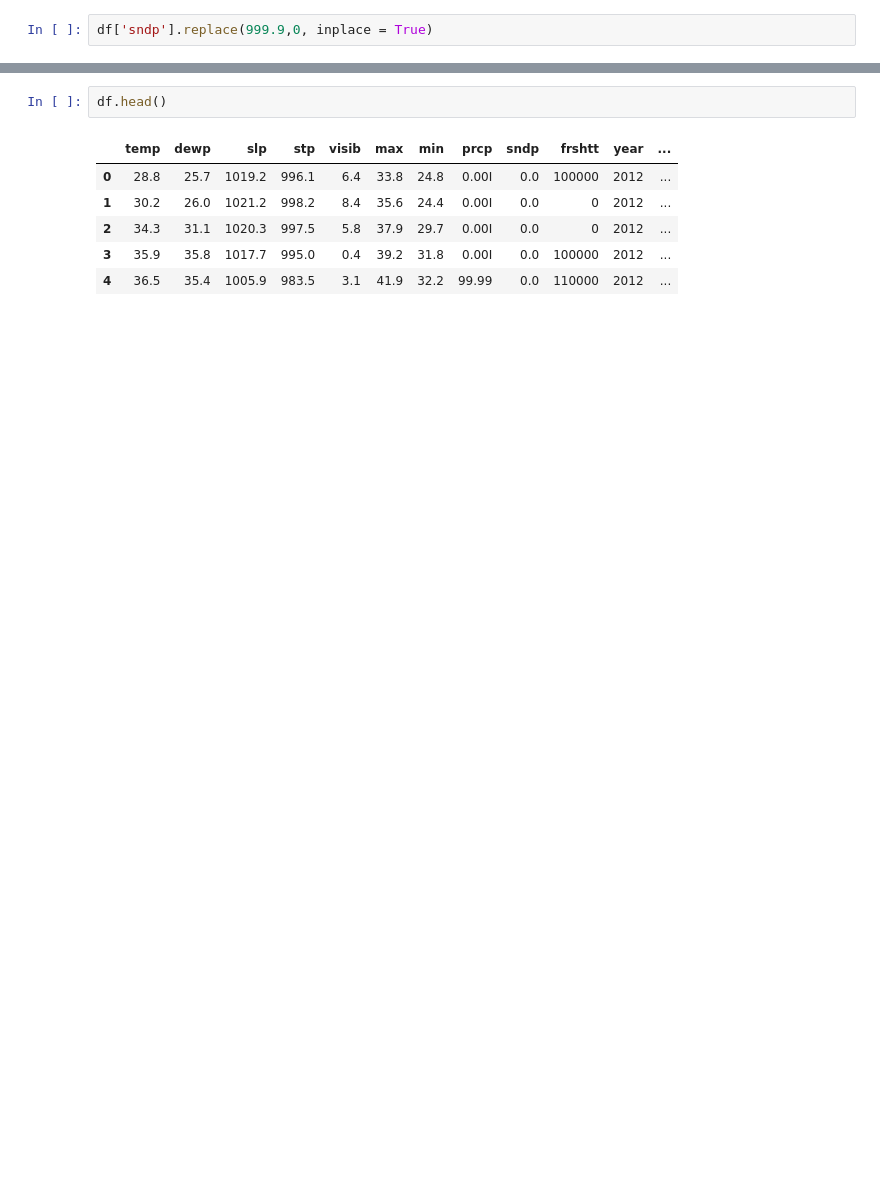
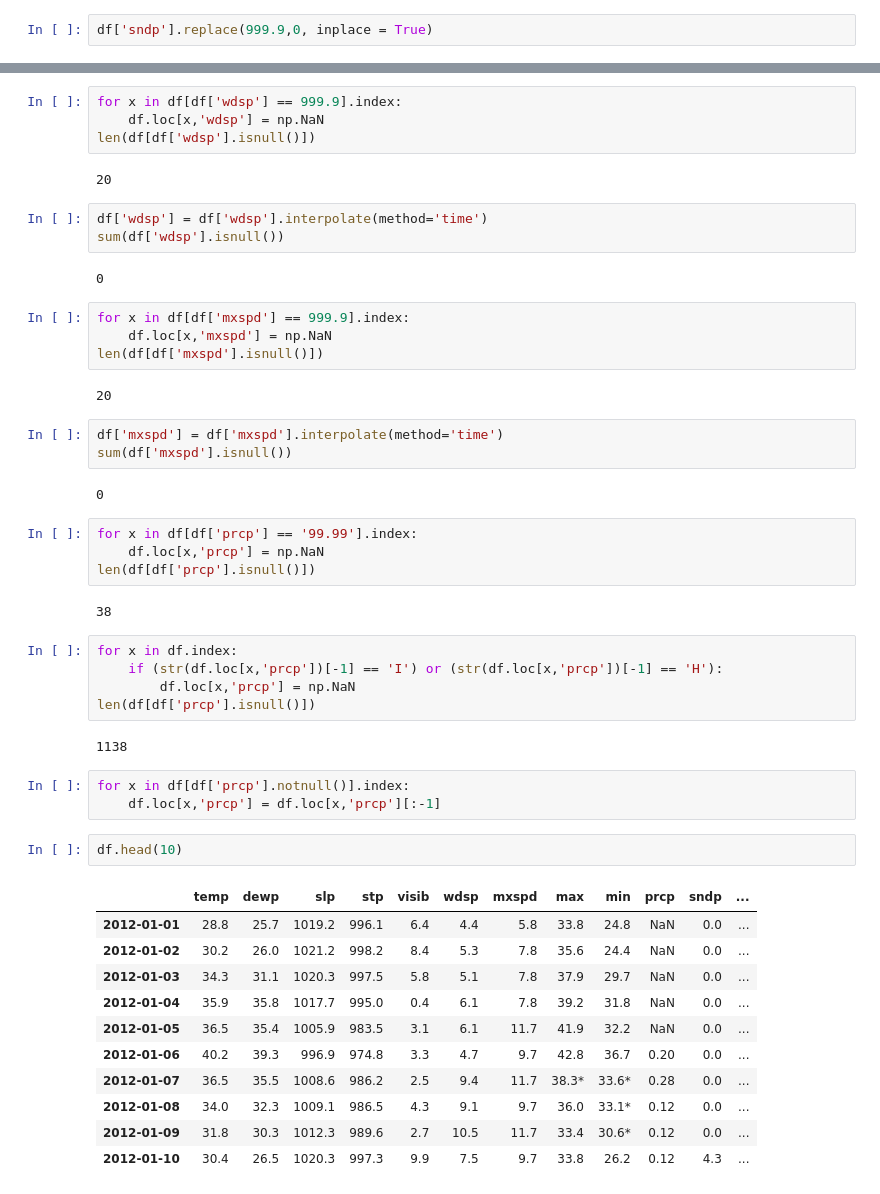
Before and after one commit to DFS-UCU/UkrainianAgriculture, a Jupyter notebook: notebooks/weather.ipynb, the cells around one changed output, grey strips where cells are left out. Cells and saved outputs as stored; diff of their text form; blank space fills up the shorter version.

```diff
--- a/notebooks/weather.ipynb
+++ b/notebooks/weather.ipynb
@@ -102,9 +66,52 @@ df['sndp'].replace(999.9,0, inplace = True)
+# %%
+for x in df[df['wdsp'] == 999.9].index:
+    df.loc[x,'wdsp'] = np.NaN
+len(df[df['wdsp'].isnull()])
+# %% [output]
+20
+# %%
+df['wdsp'] = df['wdsp'].interpolate(method='time')
+sum(df['wdsp'].isnull())
+# %% [output]
+0
+# %%
+for x in df[df['mxspd'] == 999.9].index:
+    df.loc[x,'mxspd'] = np.NaN
+len(df[df['mxspd'].isnull()])
+# %% [output]
+20
+# %%
+df['mxspd'] = df['mxspd'].interpolate(method='time')
+sum(df['mxspd'].isnull())
+# %% [output]
+0
+# %%
+for x in df[df['prcp'] == '99.99'].index:
+    df.loc[x,'prcp'] = np.NaN
+len(df[df['prcp'].isnull()])
+# %% [output]
+38
+# %%
+for x in df.index:
+    if (str(df.loc[x,'prcp'])[-1] == 'I') or (str(df.loc[x,'prcp'])[-1] == 'H'):
+        df.loc[x,'prcp'] = np.NaN
+len(df[df['prcp'].isnull()])
+# %% [output]
+1138
+# %%
+for x in df[df['prcp'].notnull()].index:
+    df.loc[x,'prcp'] = df.loc[x,'prcp'][:-1]
 # %%
-df.head()
+df.head(10)
 # %% [output]
-|  | temp | dewp | slp | stp | visib | max | min | prcp | sndp | frshtt | year | ... |
-| 0 | 28.8 | 25.7 | 1019.2 | 996.1 | 6.4 | 33.8 | 24.8 | 0.00I | 0.0 | 100000 | 2012 | ... |
-| 1 | 30.2 | 26.0 | 1021.2 | 998.2 | 8.4 | 35.6 | 24.4 | 0.00I | 0.0 | 0 | 2012 | ... |
-| 2 | 34.3 | 31.1 | 1020.3 | 997.5 | 5.8 | 37.9 | 29.7 | 0.00I | 0.0 | 0 | 2012 | ... |
-| 3 | 35.9 | 35.8 | 1017.7 | 995.0 | 0.4 | 39.2 | 31.8 | 0.00I | 0.0 | 100000 | 2012 | ... |
-| 4 | 36.5 | 35.4 | 1005.9 | 983.5 | 3.1 | 41.9 | 32.2 | 99.99 | 0.0 | 110000 | 2012 | ... |
+|  | temp | dewp | slp | stp | visib | wdsp | mxspd | max | min | prcp | sndp | ... |
+| 2012-01-01 | 28.8 | 25.7 | 1019.2 | 996.1 | 6.4 | 4.4 | 5.8 | 33.8 | 24.8 | NaN | 0.0 | ... |
+| 2012-01-02 | 30.2 | 26.0 | 1021.2 | 998.2 | 8.4 | 5.3 | 7.8 | 35.6 | 24.4 | NaN | 0.0 | ... |
+| 2012-01-03 | 34.3 | 31.1 | 1020.3 | 997.5 | 5.8 | 5.1 | 7.8 | 37.9 | 29.7 | NaN | 0.0 | ... |
+| 2012-01-04 | 35.9 | 35.8 | 1017.7 | 995.0 | 0.4 | 6.1 | 7.8 | 39.2 | 31.8 | NaN | 0.0 | ... |
+| 2012-01-05 | 36.5 | 35.4 | 1005.9 | 983.5 | 3.1 | 6.1 | 11.7 | 41.9 | 32.2 | NaN | 0.0 | ... |
+| 2012-01-06 | 40.2 | 39.3 | 996.9 | 974.8 | 3.3 | 4.7 | 9.7 | 42.8 | 36.7 | 0.20 | 0.0 | ... |
+| 2012-01-07 | 36.5 | 35.5 | 1008.6 | 986.2 | 2.5 | 9.4 | 11.7 | 38.3* | 33.6* | 0.28 | 0.0 | ... |
+| 2012-01-08 | 34.0 | 32.3 | 1009.1 | 986.5 | 4.3 | 9.1 | 9.7 | 36.0 | 33.1* | 0.12 | 0.0 | ... |
+| 2012-01-09 | 31.8 | 30.3 | 1012.3 | 989.6 | 2.7 | 10.5 | 11.7 | 33.4 | 30.6* | 0.12 | 0.0 | ... |
+| 2012-01-10 | 30.4 | 26.5 | 1020.3 | 997.3 | 9.9 | 7.5 | 9.7 | 33.8 | 26.2 | 0.12 | 4.3 | ... |
```
Also changed, not shown: parts of 23 cells of this notebook.
